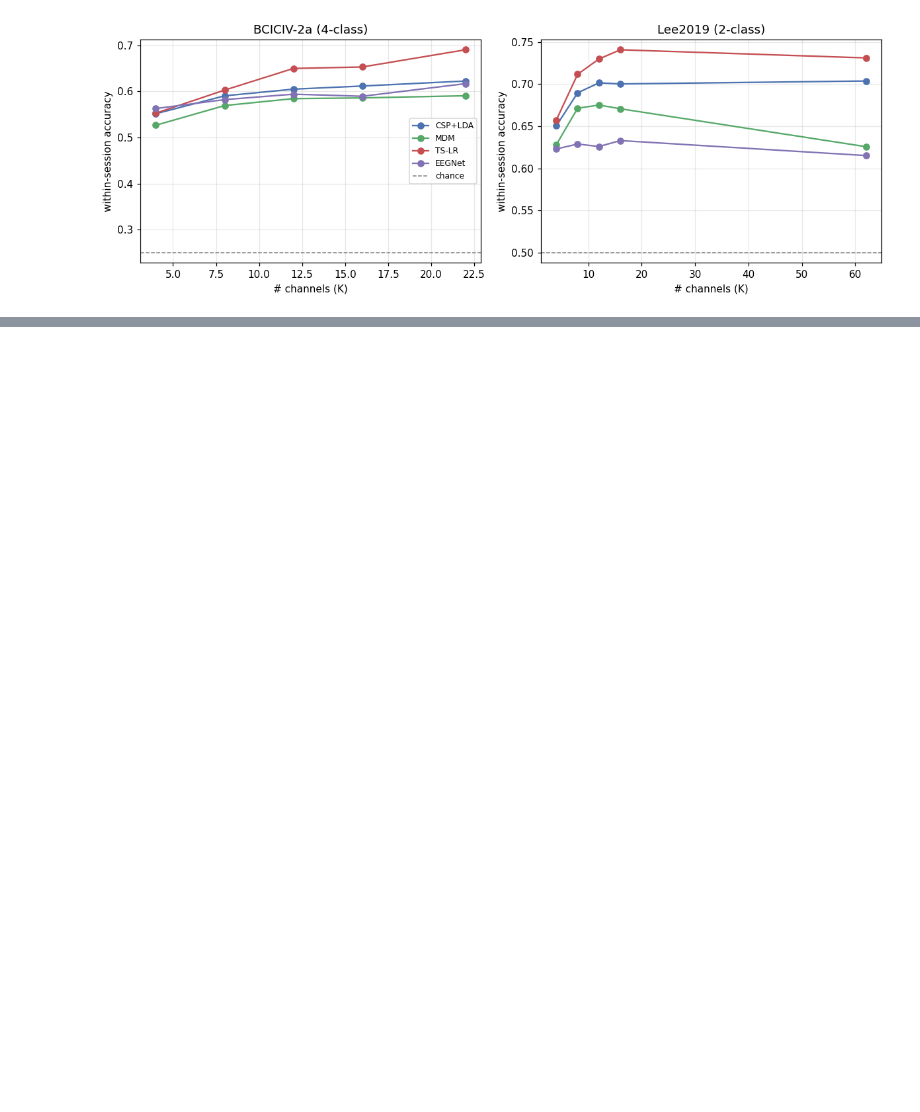
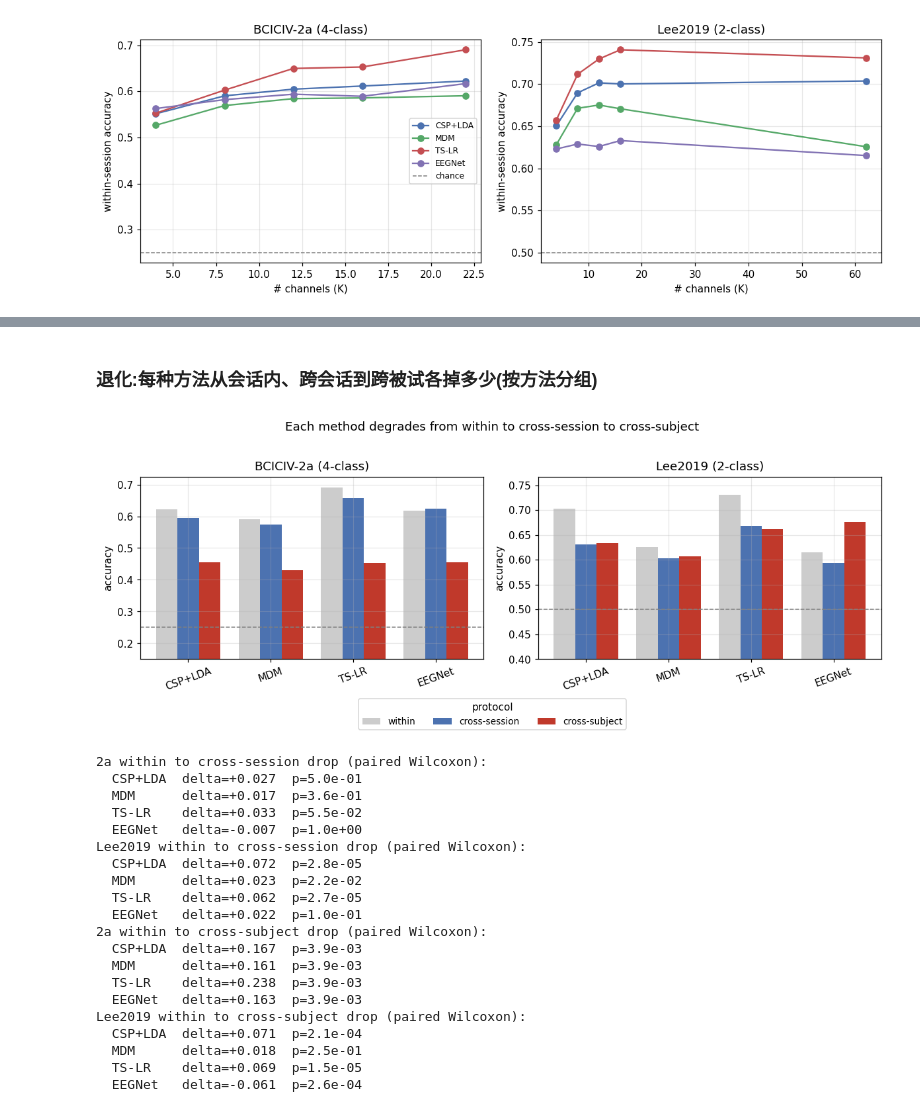
Before and after one commit to Y7sann-Andy/bci-benchmark-mi, a Jupyter notebook: notebooks/results_2a_vs_lee2019.ipynb, the cells around one changed output, grey strips where cells are left out. Saved outputs shown, nothing was run; the diff lists cells and outputs as text; code cells hidden in the pictures; blank space fills up the shorter version.

```diff
--- a/notebooks/results_2a_vs_lee2019.ipynb
+++ b/notebooks/results_2a_vs_lee2019.ipynb
@@ -247,0 +133,64 @@ EEGNet kappa drop 2a->Lee2019: 0.499 -> 0.187 (-63%)
+# %% [markdown]
+### 退化:每种方法从会话内、跨会话到跨被试各掉多少(按方法分组)
+# %%
+# degradation per method: accuracy across within / cross-session / cross-subject (protocol-clustered)
+protos = ["within", "cross-session", "cross-subject"]
+pcol = {"within": "#cccccc", "cross-session": "#4C72B0", "cross-subject": "#C0392B"}
+fig, axes = plt.subplots(1, 2, figsize=(11, 4.3))
+for ax, (name, cr, fullK, crossdf, loso, chance) in zip(axes, [
+        ("BCICIV-2a (4-class)", a_cr, 22, a_cross, a_loso_b, 0.25),
+        ("Lee2019 (2-class)", lee_cr, 62, lee_cross, l_loso_b, 0.50)]):
+    vals = {
+        "within": {m: cr[(cr.method == m) & (cr.n_channels == fullK)].score.mean() for m in BASE},
+        "cross-session": {m: crossdf[crossdf.method == m].score.mean() for m in BASE},
+        "cross-subject": {m: loso[m].mean() for m in BASE},
+    }
+    x = np.arange(len(BASE)); w = 0.26
+    for k, proto in enumerate(protos):
+        ax.bar(x + (k - 1) * w, [vals[proto][m] for m in BASE], w, color=pcol[proto], label=proto)
+    ax.axhline(chance, ls="--", c="gray", lw=1)
+    ax.set_ylim(bottom=chance-0.1)
+    ax.set_xticks(x); ax.set_xticklabels(BASE, rotation=20); ax.set_title(name); ax.set_ylabel("accuracy")
+h, l = axes[0].get_legend_handles_labels()
+fig.legend(h, l, loc="lower center", ncol=3, fontsize=9, title="protocol", bbox_to_anchor=(0.5, -0.02))
+fig.suptitle("Each method degrades from within to cross-session to cross-subject")
+fig.tight_layout(rect=[0, 0.08, 1, 0.96]); plt.show()
+
+# the cross-session drop is paired-testable: not significant at n=9 (2a), significant at n=54 (Lee)
+for name, cr, fullK, crossdf in [("2a", a_cr, 22, a_cross), ("Lee2019", lee_cr, 62, lee_cross)]:
+    win = cr[cr.n_channels == fullK].pivot_table(index="subject", columns="method", values="score")
+    crs = crossdf[crossdf.method.isin(BASE)].pivot_table(index="subject", columns="method", values="score")
+    print(f"{name} within to cross-session drop (paired Wilcoxon):")
+    for m in BASE:
+        a, b = win[m].align(crs[m], join="inner")
+        print(f"  {m:8s} delta={(a - b).mean():+.3f}  p={wilcoxon(a, b)[1]:.1e}")
+
+# within -> cross-subject drop (subject-paired): the new-user shift is much larger
+for name, cr, fullK, loso in [("2a", a_cr, 22, a_loso_b), ("Lee2019", lee_cr, 62, l_loso_b)]:
+    win = cr[cr.n_channels == fullK].pivot_table(index="subject", columns="method", values="score")
+    print(f"{name} within to cross-subject drop (paired Wilcoxon):")
+    for m in BASE:
+        a, b = win[m].align(loso[m], join="inner")
+        print(f"  {m:8s} delta={(a - b).mean():+.3f}  p={wilcoxon(a, b)[1]:.1e}")
+# %% [output]
+[figure, added]
+2a within to cross-session drop (paired Wilcoxon):
+  CSP+LDA  delta=+0.027  p=5.0e-01
+  MDM      delta=+0.017  p=3.6e-01
+  TS-LR    delta=+0.033  p=5.5e-02
+  EEGNet   delta=-0.007  p=1.0e+00
+Lee2019 within to cross-session drop (paired Wilcoxon):
+  CSP+LDA  delta=+0.072  p=2.8e-05
+  MDM      delta=+0.023  p=2.2e-02
+  TS-LR    delta=+0.062  p=2.7e-05
+  EEGNet   delta=+0.022  p=1.0e-01
+2a within to cross-subject drop (paired Wilcoxon):
+  CSP+LDA  delta=+0.167  p=3.9e-03
+  MDM      delta=+0.161  p=3.9e-03
+  TS-LR    delta=+0.238  p=3.9e-03
+  EEGNet   delta=+0.163  p=3.9e-03
+Lee2019 within to cross-subject drop (paired Wilcoxon):
+  CSP+LDA  delta=+0.071  p=2.1e-04
+  MDM      delta=+0.018  p=2.5e-01
+  TS-LR    delta=+0.069  p=1.5e-05
+  EEGNet   delta=-0.061  p=2.6e-04
```
Also changed, not shown: parts of 41 cells of this notebook, 8 other files.
